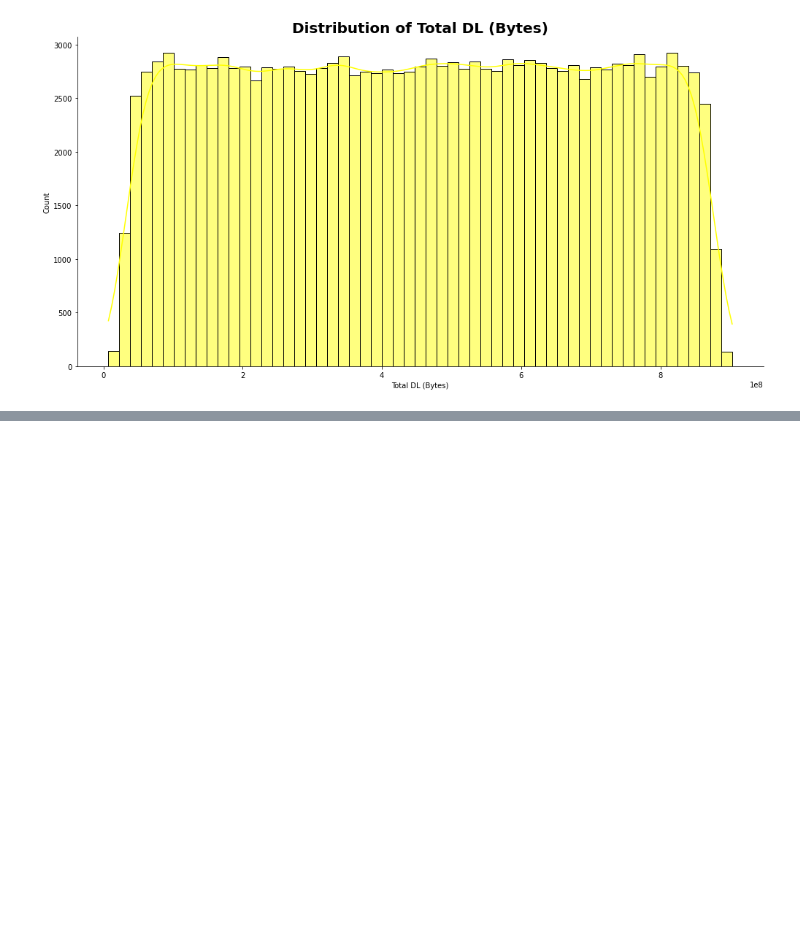
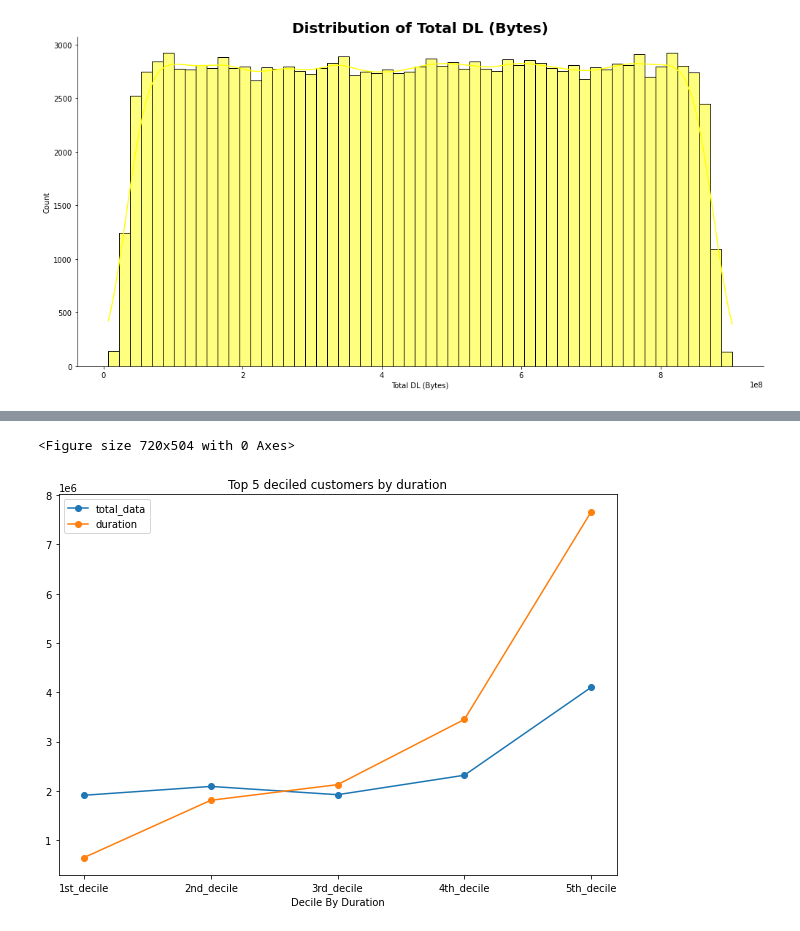
Before and after one commit to ItsDebol/User_Analytics_in_the_Telecommunication_Industry, a Jupyter notebook: Data_Exploration.ipynb, the cells around one changed output, grey strips where cells are left out. Saved outputs shown, nothing was run; the diff lists cells and outputs as text; code cells hidden in the pictures; blank space fills up the shorter version.

```diff
--- a/Data_Exploration.ipynb
+++ b/Data_Exploration.ipynb
@@ -853,0 +950,27 @@ dfExp["IMSI"].describe()
+# %%
+from sklearn.preprocessing import MinMaxScaler
+
+# I scaled the duration by dividing it to 1000 to easily
+# compare it with total data which has already been converted to megabytes
+# code credit Daniel
+
+scaled_explore_feature_df = df_clean[['Dur. (ms)', 'total_data', 'MSISDN/Number']]
+
+scaled_explore_feature_df['Dur. (ms)'] = df_clean['Dur. (ms)']/1000
+scaled_explore_feature_df = scaled_explore_feature_df.rename(columns={'Dur. (ms)': 'duration'})
+
+scaled_explore_feature_df_agg = scaled_explore_feature_df.groupby('MSISDN/Number').agg({'duration':'sum', 'total_data': 'sum'})
+
+deciles = pd.qcut(scaled_explore_feature_df_agg['duration'], 5, labels=["1st_decile", "2nd_decile",
+                                                      "3rd_decile", "4th_decile",
+                                                      "5th_decile"])
+
+
+
+explore_feature_df_with_decile = scaled_explore_feature_df_agg.copy()
+
+explore_feature_df_with_decile['decile'] = deciles
+
+explore_feature_df_with_decile_agg = explore_feature_df_with_decile.groupby('decile').agg({'total_data': 'sum',
+                                                                                           'duration': 'sum'})
+explore_feature_df_with_decile_agg
@@ -853,0 +990,10 @@ dfExp["IMSI"].describe()
+# %%
+plt.figure(figsize=(10,7))
+explore_feature_df_with_decile_agg.plot(linestyle='-', marker='o', figsize=(10,7),
+                                        title='Top 5 deciled customers by duration').set_xlabel("Decile By Duration")
+plt.xticks(np.arange(len(explore_feature_df_with_decile_agg.index)), explore_feature_df_with_decile_agg.index)
+
+plt.show()
+# %% [output]
+<Figure size 720x504 with 0 Axes>
+[figure, added]
```
Also changed, not shown: parts of 24 cells of this notebook.
